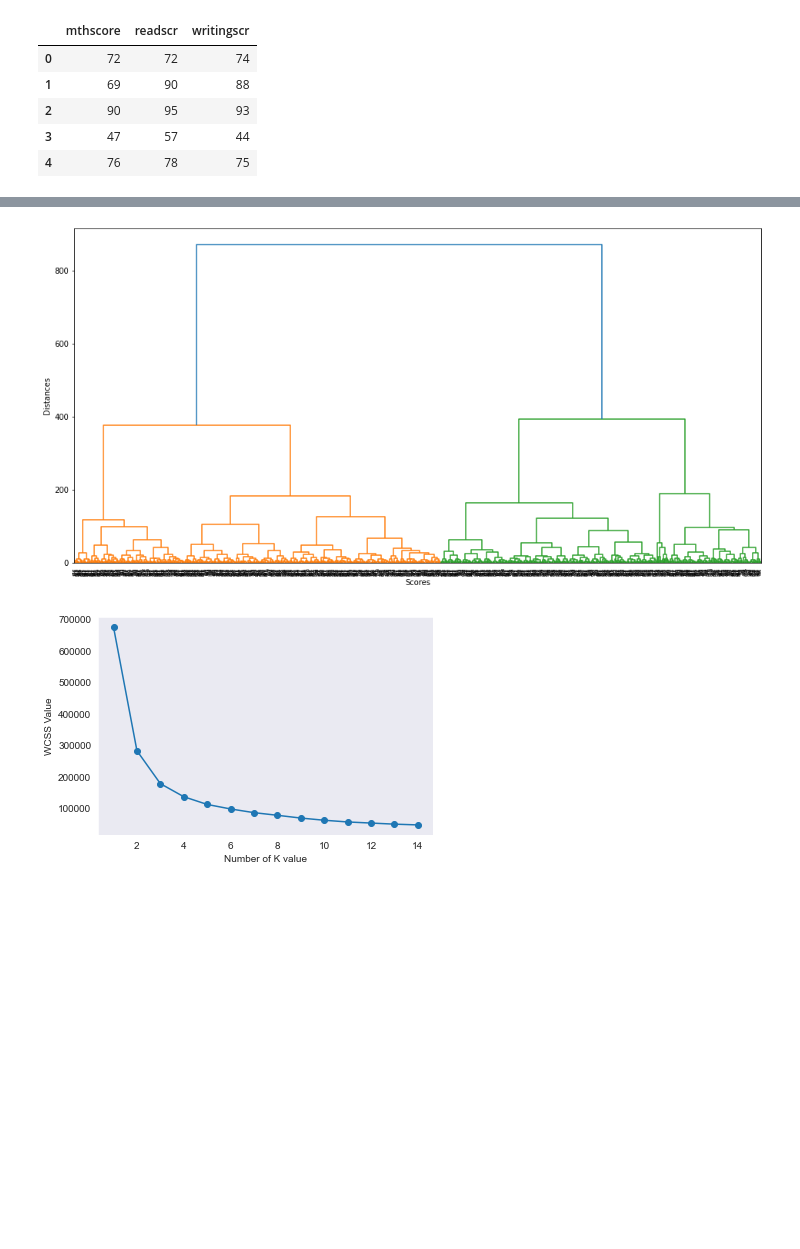
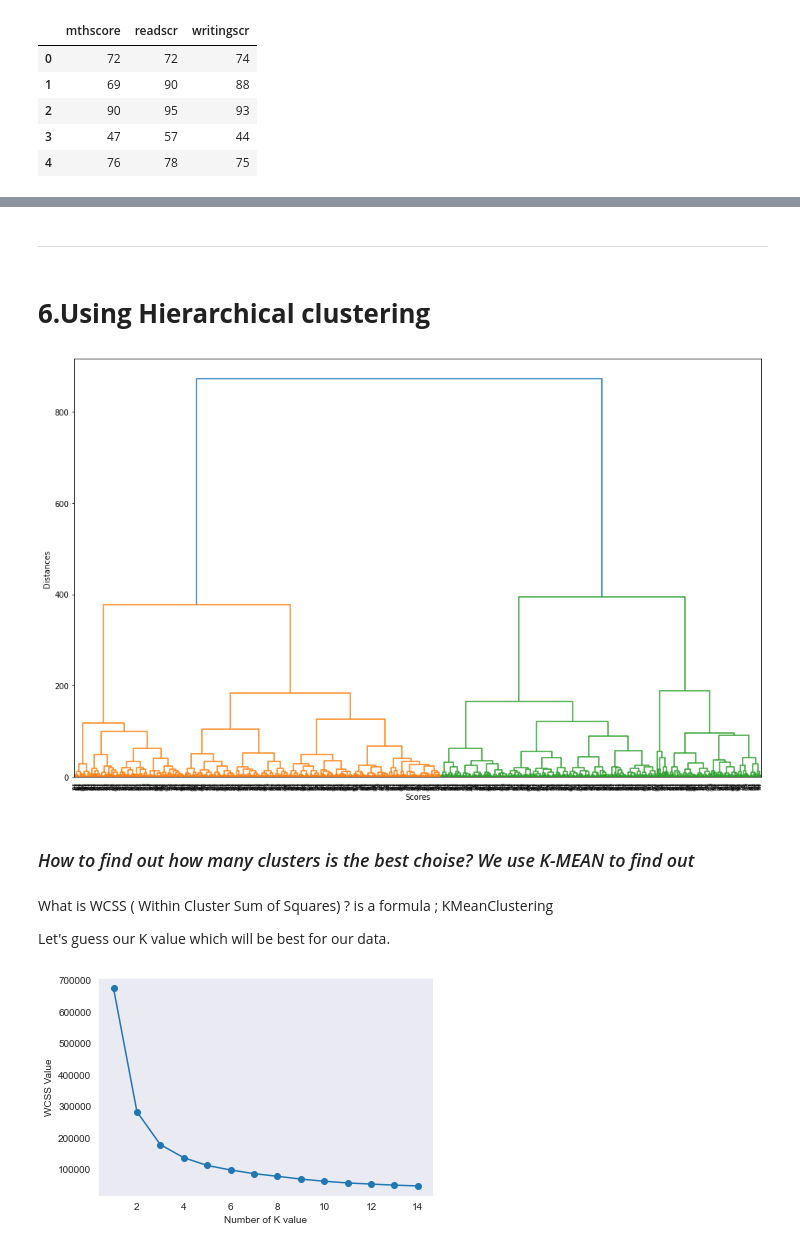
Before and after one commit to showmidelo/SBU-ML-Winter-23, a Jupyter notebook: project.ipynb, the cells around one changed output, grey strips where cells are left out. Drawn from its saved outputs; the diff is of its cells as text; code cells hidden in the pictures; blank space fills up the shorter version.

```diff
--- a/project.ipynb
+++ b/project.ipynb
@@ -248,15 +332,25 @@ scores.head()
+# %% [markdown]
+-----
+# %% [markdown]
+# **6.Using Hierarchical clustering**
 # %%
 from scipy.cluster.hierarchy import linkage, dendrogram
 import matplotlib.pyplot as plt
 
-plt.figure(1, figsize = (16 ,8))
+plt.figure(1, figsize = (16 ,10))
 merg = linkage(scores, method = "ward")
-dendrogram(merg,leaf_rotation=90)
+dendrogram(merg ,leaf_rotation=90)
 plt.xlabel("Scores")
 plt.ylabel("Distances")
 plt.show()
 # %% [output]
-[figure, old version]
+[figure, new version]
+# %% [markdown]
+### *How to find out how many clusters is the best choise? We use K-MEAN to find out*
+# %% [markdown]
+What is WCSS ( Within Cluster Sum of Squares) ? is a formula ; KMeanClustering
+
+Let's guess our K value which will be best for our data.
 # %%
 from sklearn.cluster import KMeans
 
```
Also changed, not shown: parts of 29 cells of this notebook.
